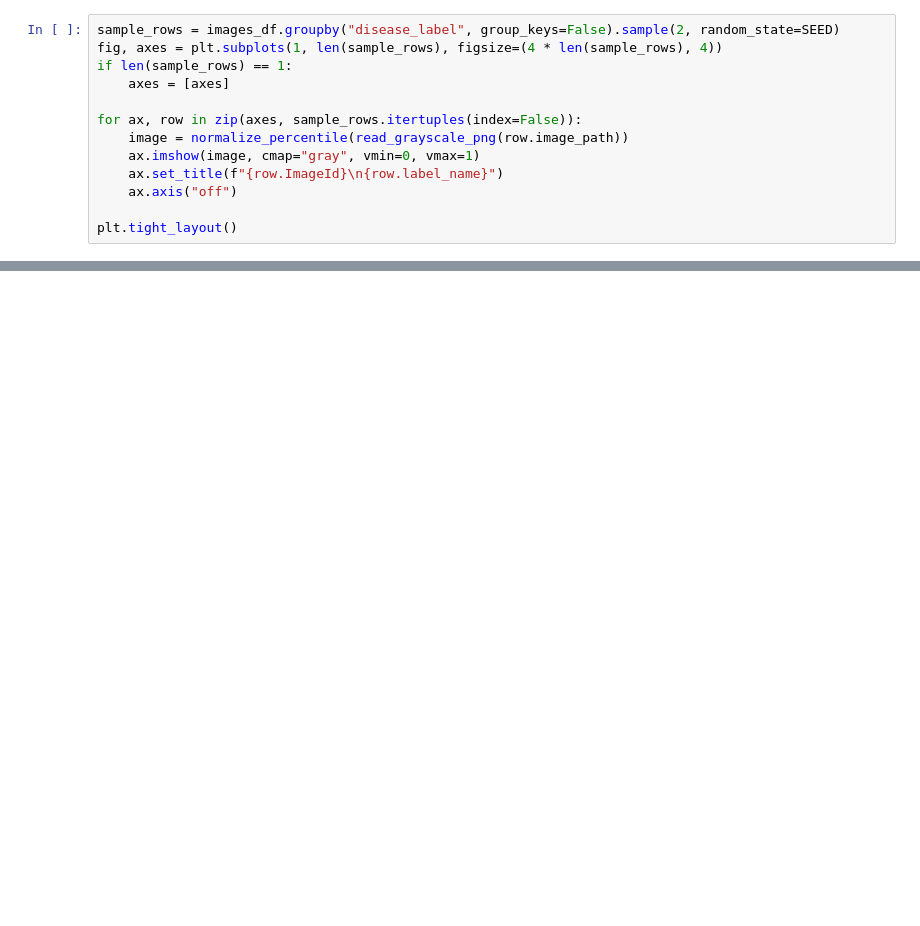
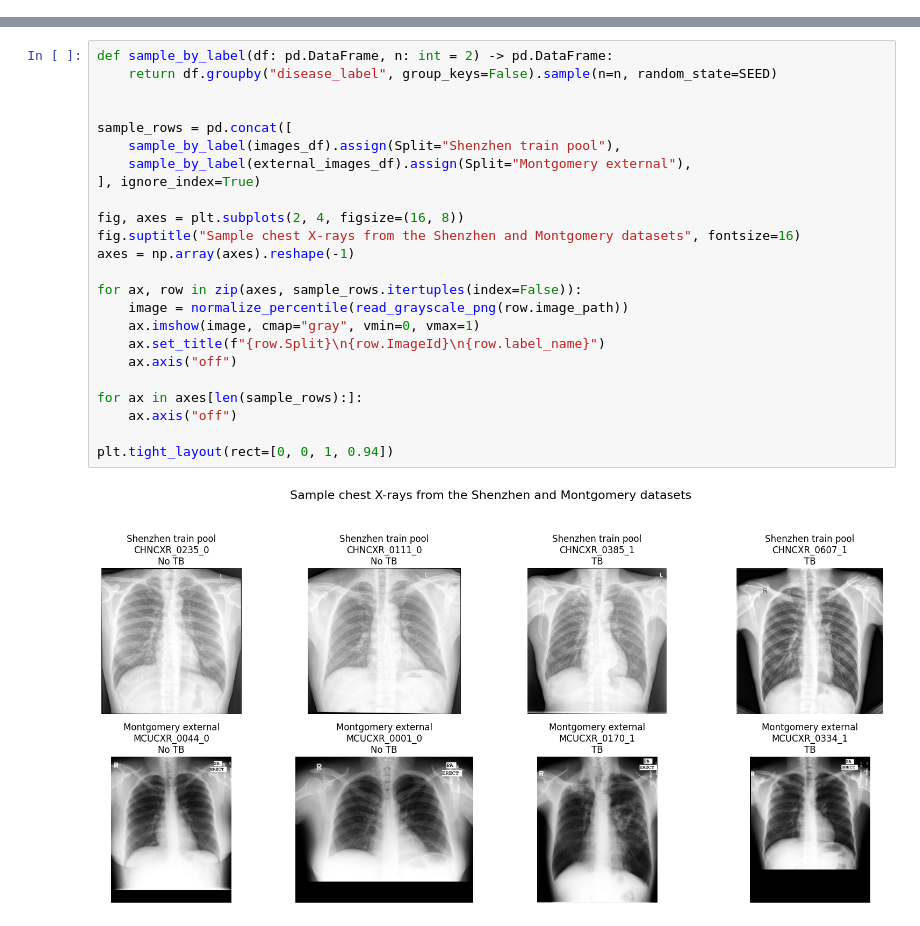
Before and after one commit to felipe-matsuoka123/AI-for-Radiologic-Image-Tasks-Classification-Detection-and-Segmentation, a Jupyter notebook: montgomery_tb_classification.ipynb, the cells around one changed output, grey strips where cells are left out. Cells and saved outputs as stored; diff of their text form; blank space fills up the shorter version.

```diff
--- a/montgomery_tb_classification.ipynb
+++ b/montgomery_tb_classification.ipynb
@@ -107,13 +0,0 @@ def image_and_label(image_id: str) -> tuple[np.ndarray, int]:
-# %%
-sample_rows = images_df.groupby("disease_label", group_keys=False).sample(2, random_state=SEED)
-fig, axes = plt.subplots(1, len(sample_rows), figsize=(4 * len(sample_rows), 4))
-if len(sample_rows) == 1:
-    axes = [axes]
-
-for ax, row in zip(axes, sample_rows.itertuples(index=False)):
-    image = normalize_percentile(read_grayscale_png(row.image_path))
-    ax.imshow(image, cmap="gray", vmin=0, vmax=1)
-    ax.set_title(f"{row.ImageId}\n{row.label_name}")
-    ax.axis("off")
-
-plt.tight_layout()
@@ -549,0 +150,26 @@ plt.tight_layout()
+# %%
+def sample_by_label(df: pd.DataFrame, n: int = 2) -> pd.DataFrame:
+    return df.groupby("disease_label", group_keys=False).sample(n=n, random_state=SEED)
+
+
+sample_rows = pd.concat([
+    sample_by_label(images_df).assign(Split="Shenzhen train pool"),
+    sample_by_label(external_images_df).assign(Split="Montgomery external"),
+], ignore_index=True)
+
+fig, axes = plt.subplots(2, 4, figsize=(16, 8))
+fig.suptitle("Sample chest X-rays from the Shenzhen and Montgomery datasets", fontsize=16)
+axes = np.array(axes).reshape(-1)
+
+for ax, row in zip(axes, sample_rows.itertuples(index=False)):
+    image = normalize_percentile(read_grayscale_png(row.image_path))
+    ax.imshow(image, cmap="gray", vmin=0, vmax=1)
+    ax.set_title(f"{row.Split}\n{row.ImageId}\n{row.label_name}")
+    ax.axis("off")
+
+for ax in axes[len(sample_rows):]:
+    ax.axis("off")
+
+plt.tight_layout(rect=[0, 0, 1, 0.94])
+# %% [output]
+[figure, added]
```
Also changed, not shown: parts of 46 cells of this notebook, 5 other files.
